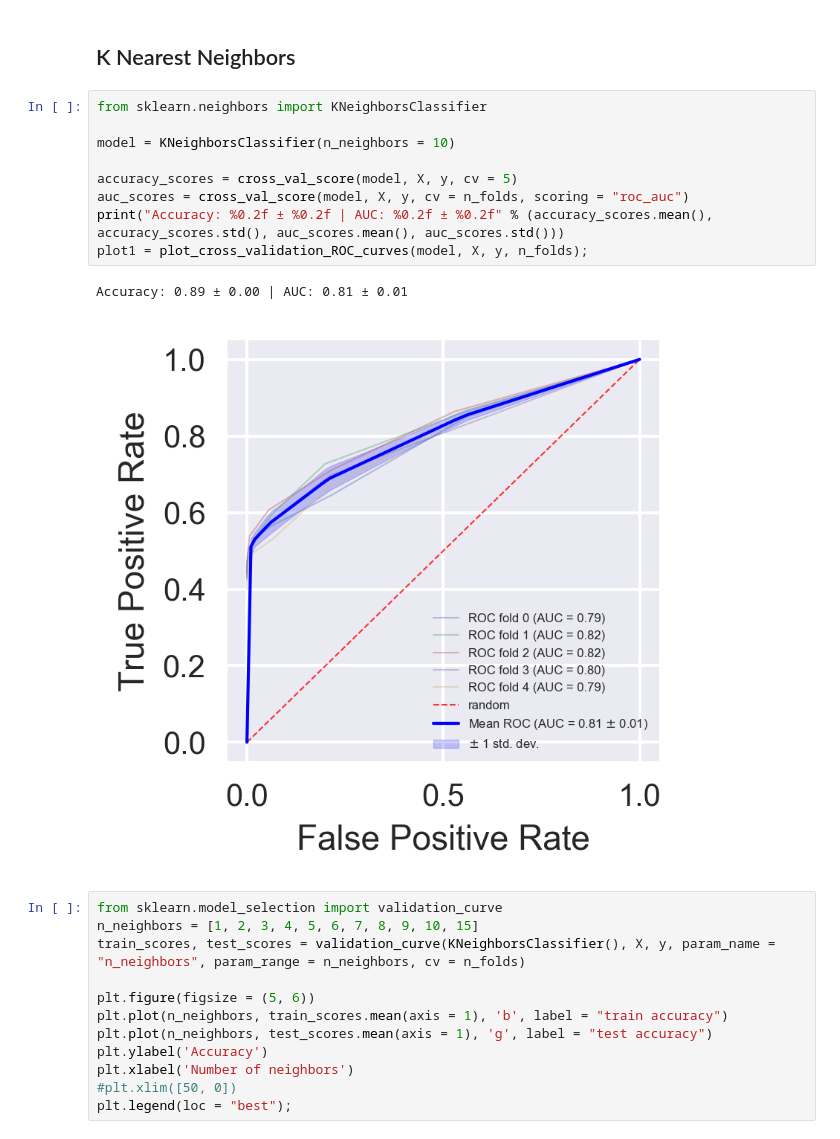
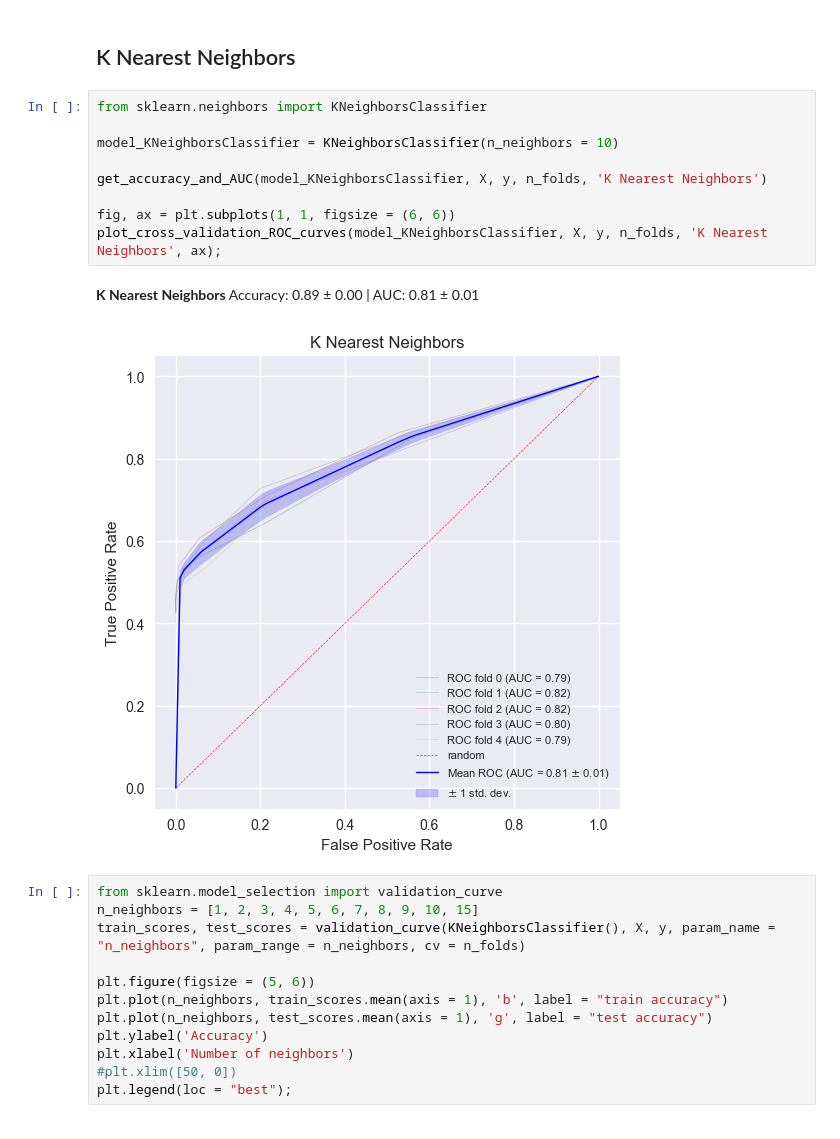
Before and after one commit to ElsaB/impact-annotator, a Jupyter notebook: analysis/prediction/Test.ipynb, the cells around one changed output. Drawn from its saved outputs; the diff is of its cells as text.

```diff
--- a/analysis/prediction/Test.ipynb
+++ b/analysis/prediction/Test.ipynb
@@ -218,18 +212,18 @@ plt.ylabel("Accuracy score")
 plt.legend(loc = "lower right", prop = {'size': 5})
 # %% [markdown]
 ## K Nearest Neighbors
-# %%
-from sklearn.neighbors import KNeighborsClassifier
-
-model = KNeighborsClassifier(n_neighbors = 10)
-
-accuracy_scores = cross_val_score(model, X, y, cv = 5)
-auc_scores = cross_val_score(model, X, y, cv = n_folds, scoring = "roc_auc")
-print("Accuracy: %0.2f ± %0.2f | AUC: %0.2f ± %0.2f" % (accuracy_scores.mean(), accuracy_scores.std(), auc_scores.mean(), auc_scores.std()))
-plot1 = plot_cross_validation_ROC_curves(model, X, y, n_folds);
-# %% [output]
-Accuracy: 0.89 ± 0.00 | AUC: 0.81 ± 0.01
-[figure, removed]
+# %%
+from sklearn.neighbors import KNeighborsClassifier
+
+model_KNeighborsClassifier = KNeighborsClassifier(n_neighbors = 10)
+
+get_accuracy_and_AUC(model_KNeighborsClassifier, X, y, n_folds, 'K Nearest Neighbors')
+
+fig, ax = plt.subplots(1, 1, figsize = (6, 6))
+plot_cross_validation_ROC_curves(model_KNeighborsClassifier, X, y, n_folds, 'K Nearest Neighbors', ax);
+# %% [output]
+**K Nearest Neighbors** Accuracy: 0.89 ± 0.00 | AUC: 0.81 ± 0.01
+[figure, added]
 # %%
 from sklearn.model_selection import validation_curve
 n_neighbors = [1, 2, 3, 4, 5, 6, 7, 8, 9, 10, 15]
```
Also changed, not shown: parts of 10 cells of this notebook, 2 other files.
